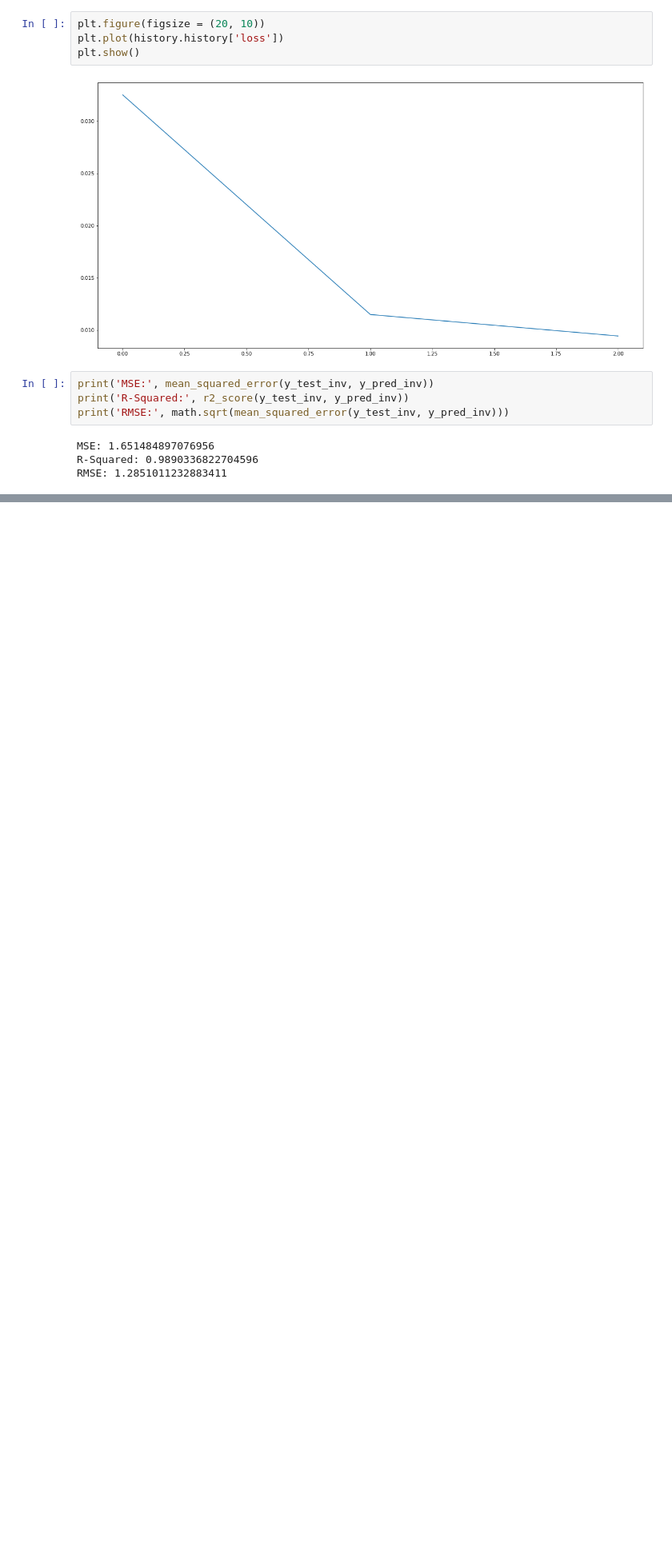
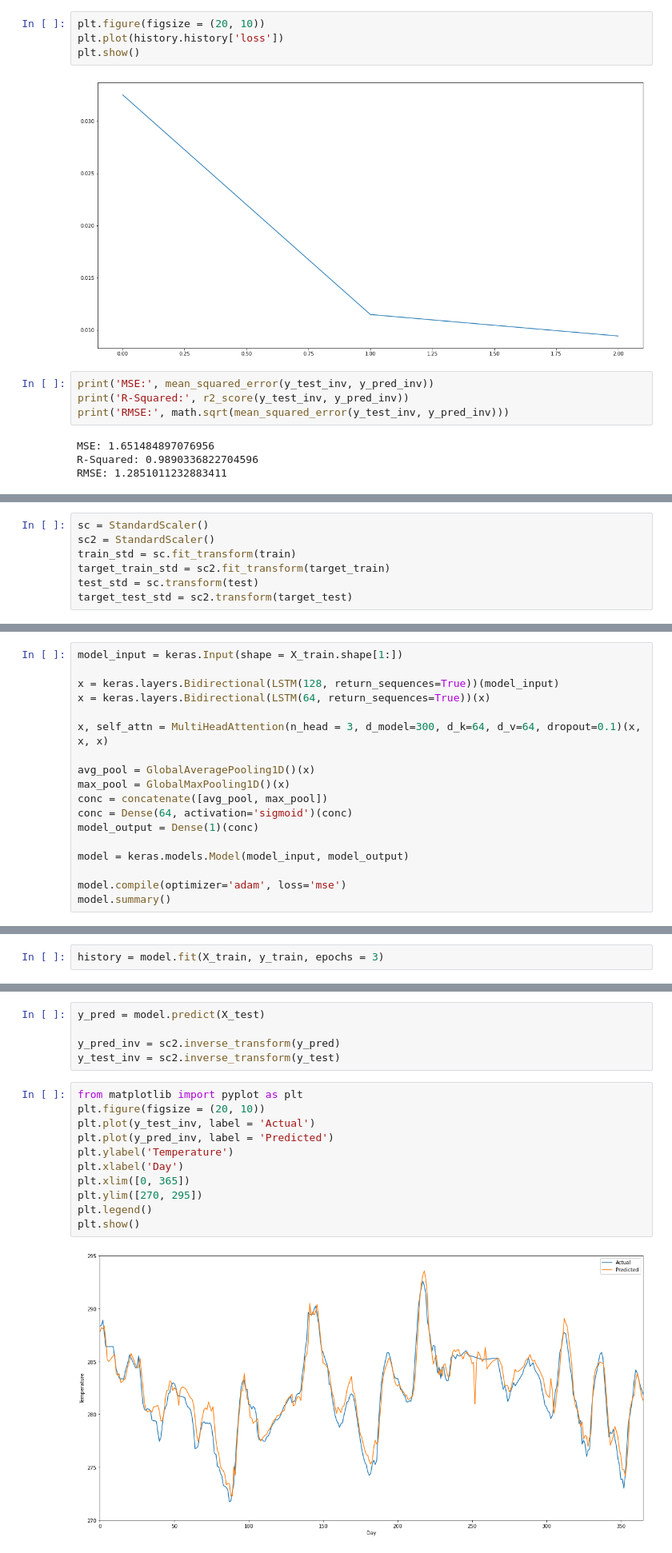
Before and after one commit to McGill-MMA-EnterpriseAnalytics/Cloud-Computations, a Jupyter notebook: RNN.ipynb, the cells around one changed output, grey strips where cells are left out. Shown at 80% size. Saved outputs shown, nothing was run; the diff lists cells and outputs as text; blank space fills up the shorter version.

Commit message:
Updated Transformers
Adding in MultiHeadAttention to the model.

```diff
--- a/RNN.ipynb
+++ b/RNN.ipynb
@@ -321,0 +353,7 @@ RMSE: 1.2851011232883411
+# %%
+sc = StandardScaler()
+sc2 = StandardScaler()
+train_std = sc.fit_transform(train)
+target_train_std = sc2.fit_transform(target_train)
+test_std = sc.transform(test)
+target_test_std = sc2.transform(target_test)
@@ -321,0 +576,18 @@ RMSE: 1.2851011232883411
+# %%
+model_input = keras.Input(shape = X_train.shape[1:])
+
+x = keras.layers.Bidirectional(LSTM(128, return_sequences=True))(model_input)
+x = keras.layers.Bidirectional(LSTM(64, return_sequences=True))(x)
+
+x, self_attn = MultiHeadAttention(n_head = 3, d_model=300, d_k=64, d_v=64, dropout=0.1)(x, x, x)
+
+avg_pool = GlobalAveragePooling1D()(x)
+max_pool = GlobalMaxPooling1D()(x)
+conc = concatenate([avg_pool, max_pool])
+conc = Dense(64, activation='sigmoid')(conc)
+model_output = Dense(1)(conc)
+
+model = keras.models.Model(model_input, model_output)
+
+model.compile(optimizer='adam', loss='mse')
+model.summary()
@@ -321,0 +612,2 @@ RMSE: 1.2851011232883411
+# %%
+history = model.fit(X_train, y_train, epochs = 3)
@@ -321,0 +621,18 @@ RMSE: 1.2851011232883411
+# %%
+y_pred = model.predict(X_test)
+
+y_pred_inv = sc2.inverse_transform(y_pred)
+y_test_inv = sc2.inverse_transform(y_test)
+# %%
+from matplotlib import pyplot as plt
+plt.figure(figsize = (20, 10))
+plt.plot(y_test_inv, label = 'Actual')
+plt.plot(y_pred_inv, label = 'Predicted')
+plt.ylabel('Temperature')
+plt.xlabel('Day')
+plt.xlim([0, 365])
+plt.ylim([270, 295])
+plt.legend()
+plt.show()
+# %% [output]
+[figure, added]
```
Also changed, not shown: parts of 13 cells of this notebook.
